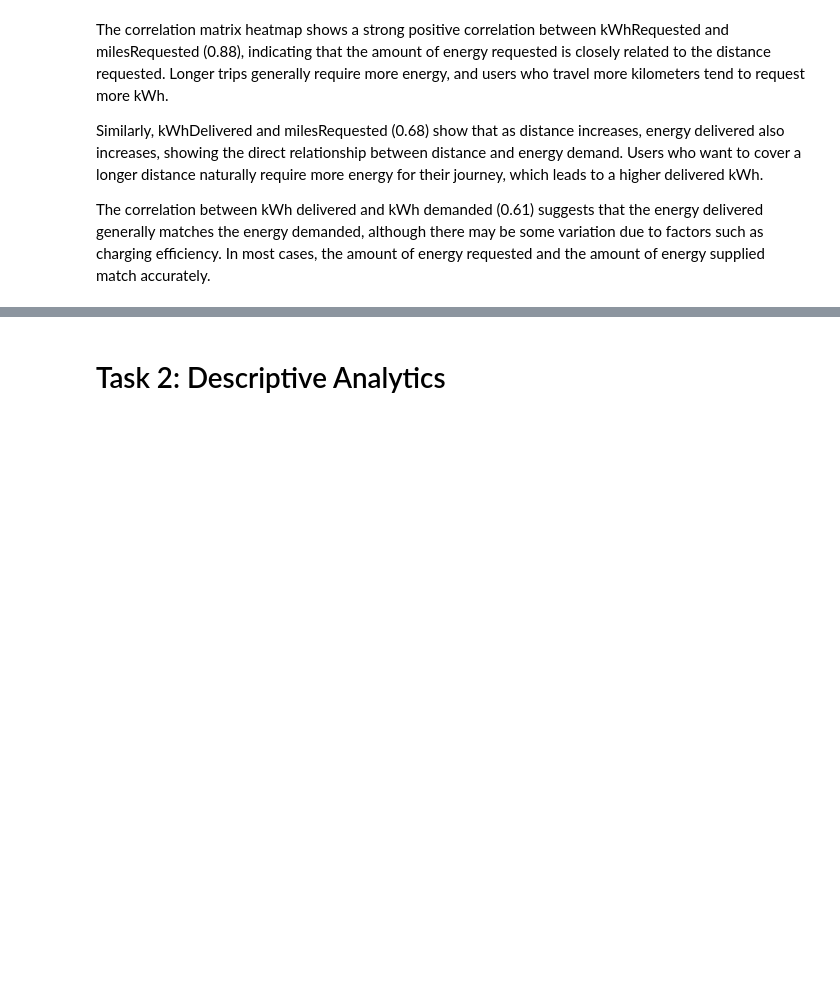
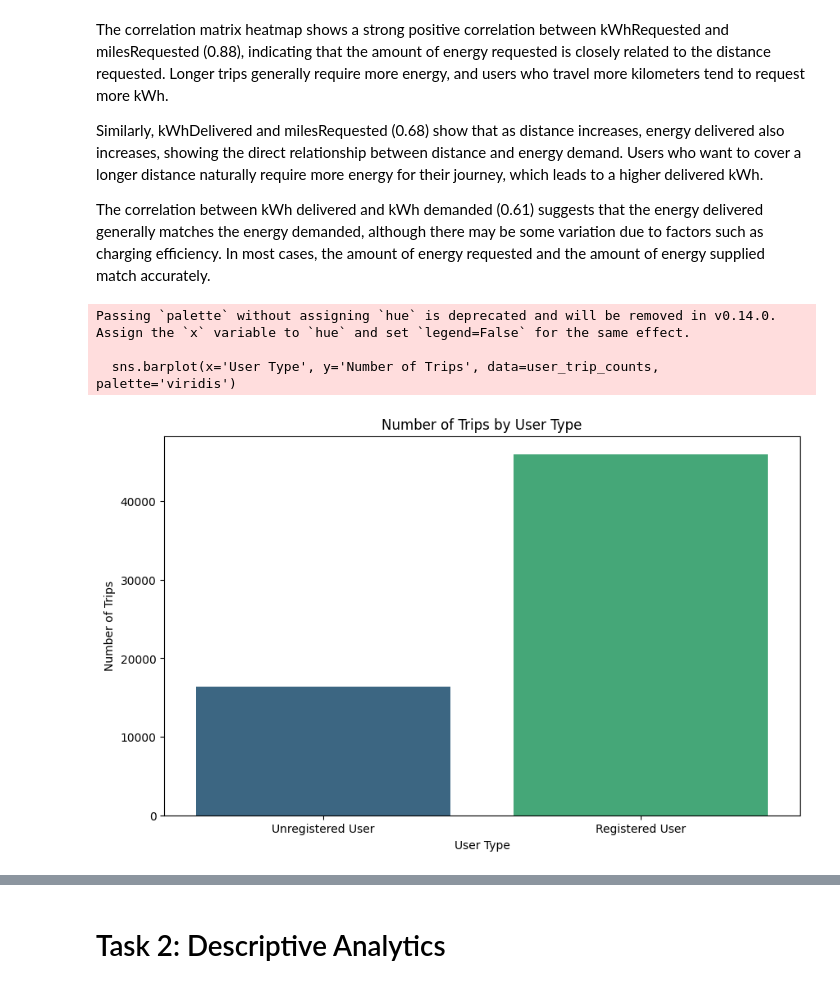
Before and after one commit to helloworldfromleo/AA, a Jupyter notebook: 03_Final_Submission.ipynb, the cells around one changed output, grey strips where cells are left out. Cells and saved outputs as stored; diff of their text form; code cells hidden in the pictures; blank space fills up the shorter version.

Commit message:
add a lot of new charts

```diff
--- a/03_Final_Submission.ipynb
+++ b/03_Final_Submission.ipynb
@@ -320,3 +320,22 @@ The correlation matrix heatmap shows a strong positive correlation between kWhRe
 Similarly, kWhDelivered and milesRequested (0.68) show that as distance increases, energy delivered also increases, showing the direct relationship between distance and energy demand. Users who want to cover a longer distance naturally require more energy for their journey, which leads to a higher delivered kWh.
 
 The correlation between kWh delivered and kWh demanded (0.61) suggests that the energy delivered generally matches the energy demanded, although there may be some variation due to factors such as charging efficiency. In most cases, the amount of energy requested and the amount of energy supplied match accurately.
+# %%
+# Group by isRegisteredUser and count the number of trips
+user_trip_counts = df.groupby('isRegisteredUser').size().reset_index(name='Number of Trips')
+
+# Map the isRegisteredUser values to more descriptive labels
+user_trip_counts['User Type'] = user_trip_counts['isRegisteredUser'].map({0: 'Unregistered User', 1: 'Registered User'})
+
+# Plot the number of trips for each user type
+plt.figure(figsize=(10, 6))
+sns.barplot(x='User Type', y='Number of Trips', data=user_trip_counts, palette='viridis')
+plt.title('Number of Trips by User Type')
+plt.xlabel('User Type')
+plt.ylabel('Number of Trips')
+plt.show()
+# %% [output]
+Passing `palette` without assigning `hue` is deprecated and will be removed in v0.14.0. Assign the `x` variable to `hue` and set `legend=False` for the same effect.
+
+  sns.barplot(x='User Type', y='Number of Trips', data=user_trip_counts, palette='viridis')
+[figure, added]
```
Also changed, not shown: parts of 5 cells of this notebook.
